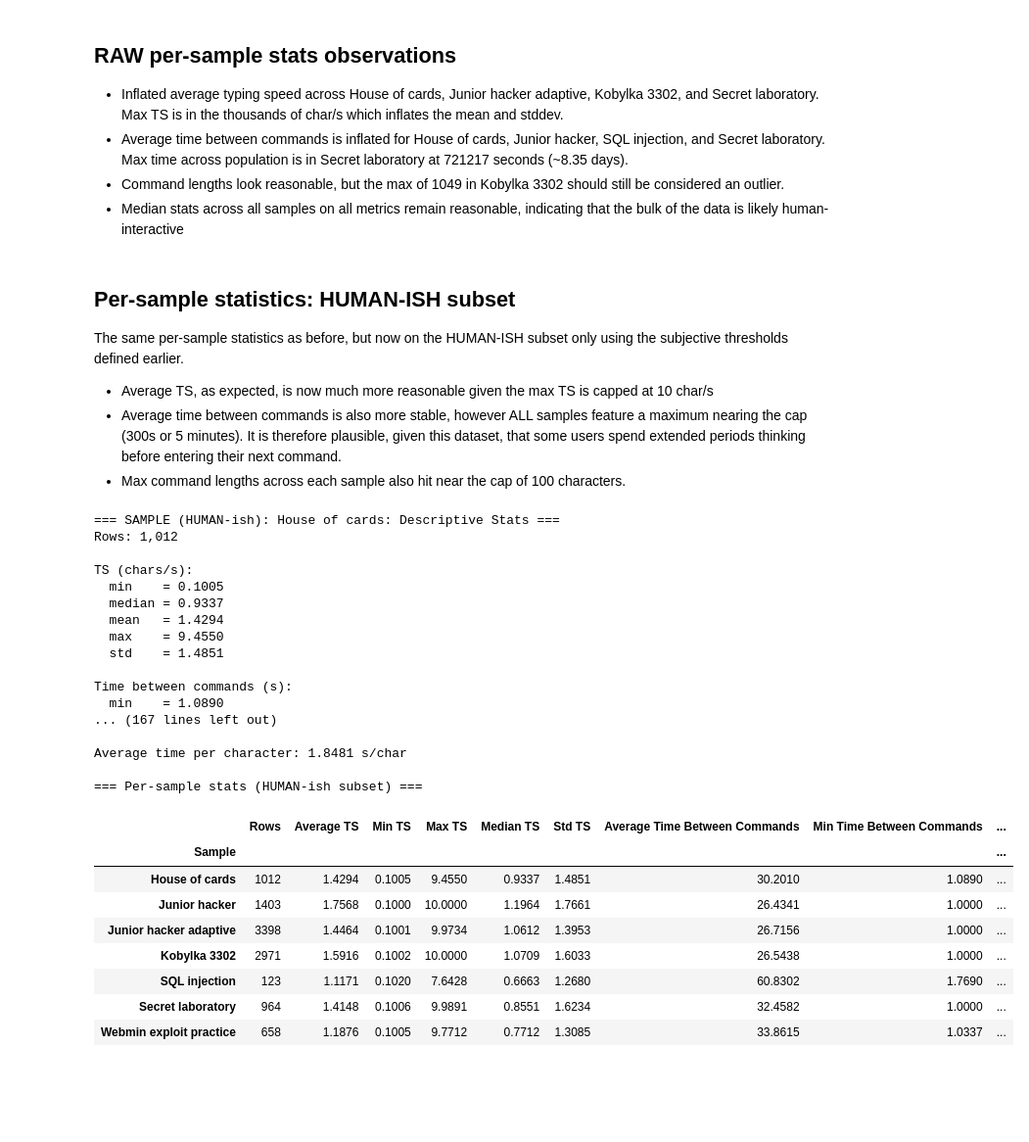
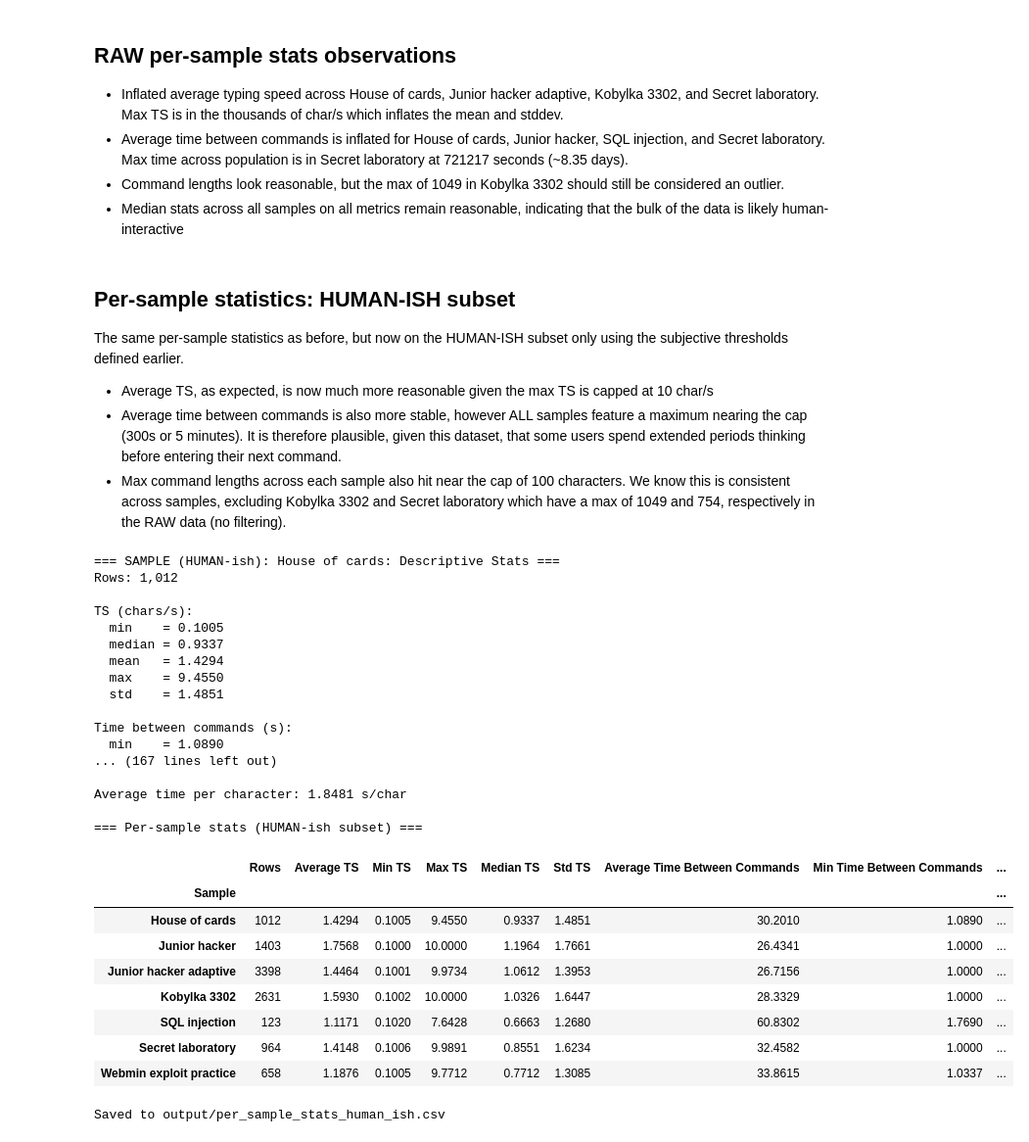
Before and after one commit to LewNew/PhD, a Jupyter notebook: projects/typing_speed/notebooks/Typing_EDA.ipynb, the cells around one changed output. Shown at 98% size. Drawn from its saved outputs; the diff is of its cells as text; code cells hidden in the pictures; blank space fills up the shorter version.

```diff
--- a/projects/typing_speed/notebooks/Typing_EDA.ipynb
+++ b/projects/typing_speed/notebooks/Typing_EDA.ipynb
@@ -662,11 +707,12 @@ The same per-sample statistics as before, but now on the HUMAN-ISH subset only u
 
 - Average TS, as expected, is now much more reasonable given the max TS is capped at 10 char/s
 - Average time between commands is also more stable, however ALL samples feature a maximum nearing the cap (300s or 5 minutes). It is therefore plausible, given this dataset, that some users spend extended periods thinking before entering their next command.
-- Max command lengths across each sample also hit near the cap of 100 characters.
+- Max command lengths across each sample also hit near the cap of 100 characters. We know this is consistent across samples, excluding Kobylka 3302 and Secret laboratory which have a max of 1049 and 754, respectively in the RAW data (no filtering).
 # %%
+# Per-sample statistics (HUMAN-ish subset)
+
+# Confirm we're using human-ish DF
 df_human = df_raw[mask_human].copy()
-
-# Per-sample statistics (HUMAN-ish subset)
 
 sample_stats_rows_human = []
 
@@ -679,34 +725,39 @@ df_sample_stats_human = (
     pd.DataFrame(sample_stats_rows_human)
     .set_index("Sample")
     .sort_index()
 )
 
 print("\n=== Per-sample stats (HUMAN-ish subset) ===")
 display(df_sample_stats_human.round(4))
+
+human_stats_path = "output/per_sample_stats_human_ish.csv"
+df_sample_stats_human.to_csv(human_stats_path, index=True)
+print(f"Saved to {human_stats_path}")
 # %% [output]
 === SAMPLE (HUMAN-ish): House of cards: Descriptive Stats ===
 Rows: 1,012
 
 TS (chars/s):
   min    = 0.1005
   median = 0.9337
   mean   = 1.4294
   max    = 9.4550
   std    = 1.4851
 
 Time between commands (s):
   min    = 1.0890
 ... (167 lines left out)
 
 Average time per character: 1.8481 s/char
 
 === Per-sample stats (HUMAN-ish subset) ===
 |  | Rows | Average TS | Min TS | Max TS | Median TS | Std TS | Average Time Between Commands | Min Time Between Commands | ... |
 | Sample |  |  |  |  |  |  |  |  | ... |
 | House of cards | 1012 | 1.4294 | 0.1005 | 9.4550 | 0.9337 | 1.4851 | 30.2010 | 1.0890 | ... |
 | Junior hacker | 1403 | 1.7568 | 0.1000 | 10.0000 | 1.1964 | 1.7661 | 26.4341 | 1.0000 | ... |
 | Junior hacker adaptive | 3398 | 1.4464 | 0.1001 | 9.9734 | 1.0612 | 1.3953 | 26.7156 | 1.0000 | ... |
-| Kobylka 3302 | 2971 | 1.5916 | 0.1002 | 10.0000 | 1.0709 | 1.6033 | 26.5438 | 1.0000 | ... |
+| Kobylka 3302 | 2631 | 1.5930 | 0.1002 | 10.0000 | 1.0326 | 1.6447 | 28.3329 | 1.0000 | ... |
 | SQL injection | 123 | 1.1171 | 0.1020 | 7.6428 | 0.6663 | 1.2680 | 60.8302 | 1.7690 | ... |
 | Secret laboratory | 964 | 1.4148 | 0.1006 | 9.9891 | 0.8551 | 1.6234 | 32.4582 | 1.0000 | ... |
 | Webmin exploit practice | 658 | 1.1876 | 0.1005 | 9.7712 | 0.7712 | 1.3085 | 33.8615 | 1.0337 | ... |
+Saved to output/per_sample_stats_human_ish.csv
```
Also changed, not shown: parts of 8 cells of this notebook.
